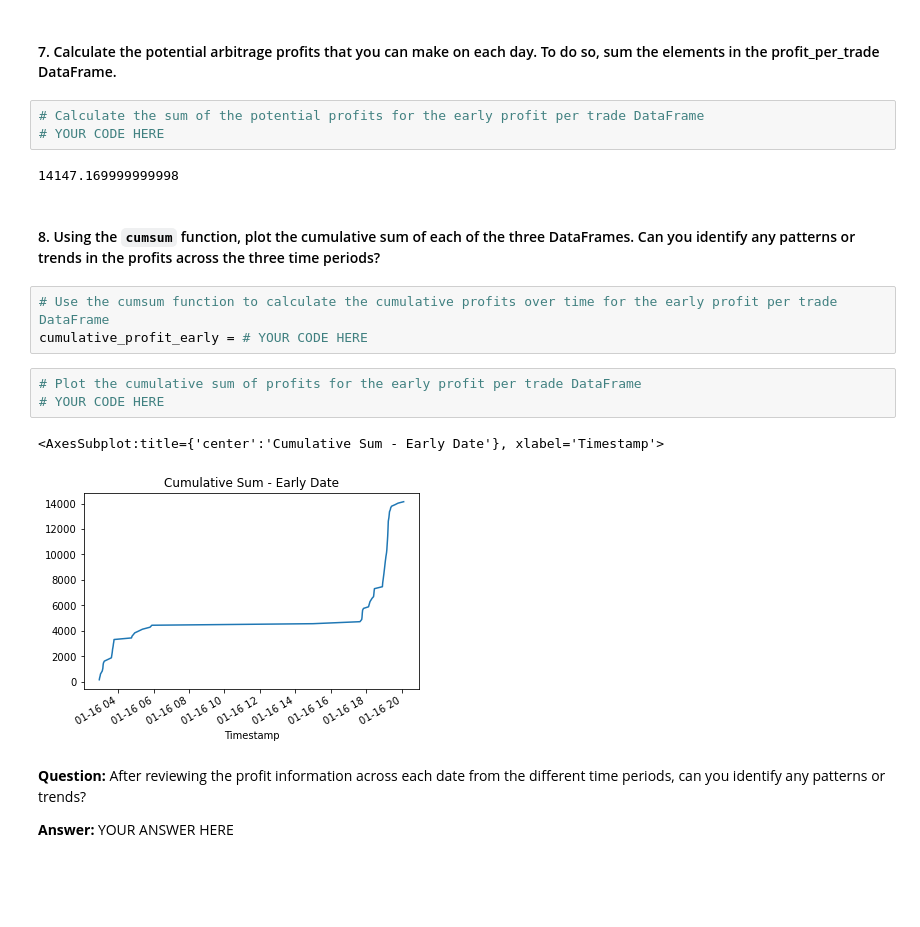
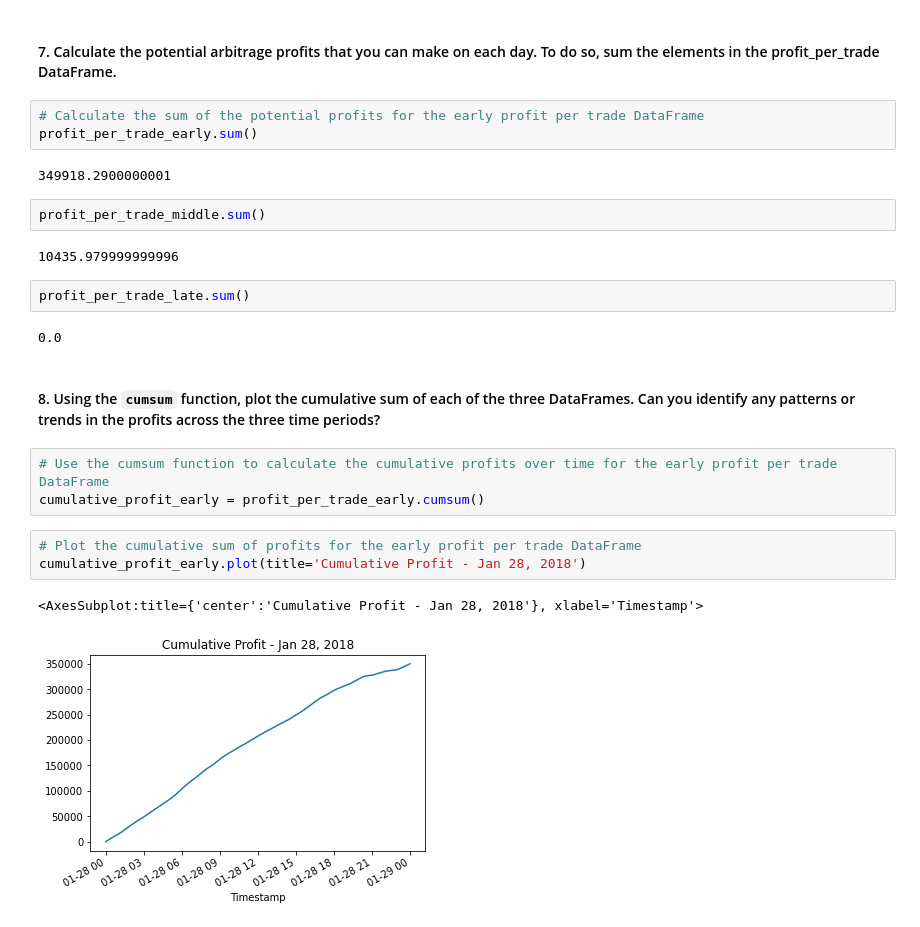
Before and after one commit to rjohnson617/Crypto_Arbitrage, a Jupyter notebook: crypto_arbitrage.ipynb, the cells around one changed output. Saved outputs shown, nothing was run; the diff lists cells and outputs as text; blank space fills up the shorter version.

Commit message:
completed calculating the potential arbitrage profits for the three selected days

```diff
--- a/crypto_arbitrage.ipynb
+++ b/crypto_arbitrage.ipynb
@@ -768,21 +768,25 @@ profit_per_trade_late.plot(title='Profit Per Trade - Mar 13, 2018')
 #### 7. Calculate the potential arbitrage profits that you can make on each day. To do so, sum the elements in the profit_per_trade DataFrame.
 # %%
 # Calculate the sum of the potential profits for the early profit per trade DataFrame
-# YOUR CODE HERE
+profit_per_trade_early.sum()
 # %% [output]
-14147.169999999998
+349918.2900000001
+# %%
+profit_per_trade_middle.sum()
+# %% [output]
+10435.979999999996
+# %%
+profit_per_trade_late.sum()
+# %% [output]
+0.0
 # %% [markdown]
 #### 8. Using the `cumsum` function, plot the cumulative sum of each of the three DataFrames. Can you identify any patterns or trends in the profits across the three time periods?
 # %%
 # Use the cumsum function to calculate the cumulative profits over time for the early profit per trade DataFrame
-cumulative_profit_early = # YOUR CODE HERE
+cumulative_profit_early = profit_per_trade_early.cumsum()
 # %%
 # Plot the cumulative sum of profits for the early profit per trade DataFrame
-# YOUR CODE HERE
+cumulative_profit_early.plot(title='Cumulative Profit - Jan 28, 2018')
 # %% [output]
-<AxesSubplot:title={'center':'Cumulative Sum - Early Date'}, xlabel='Timestamp'>
+<AxesSubplot:title={'center':'Cumulative Profit - Jan 28, 2018'}, xlabel='Timestamp'>
-[figure, old version]
+[figure, new version]
-# %% [markdown]
-**Question:** After reviewing the profit information across each date from the different time periods, can you identify any patterns or trends?
-
-**Answer:** YOUR ANSWER HERE
```
Also changed, not shown: parts of 3 cells of this notebook.
